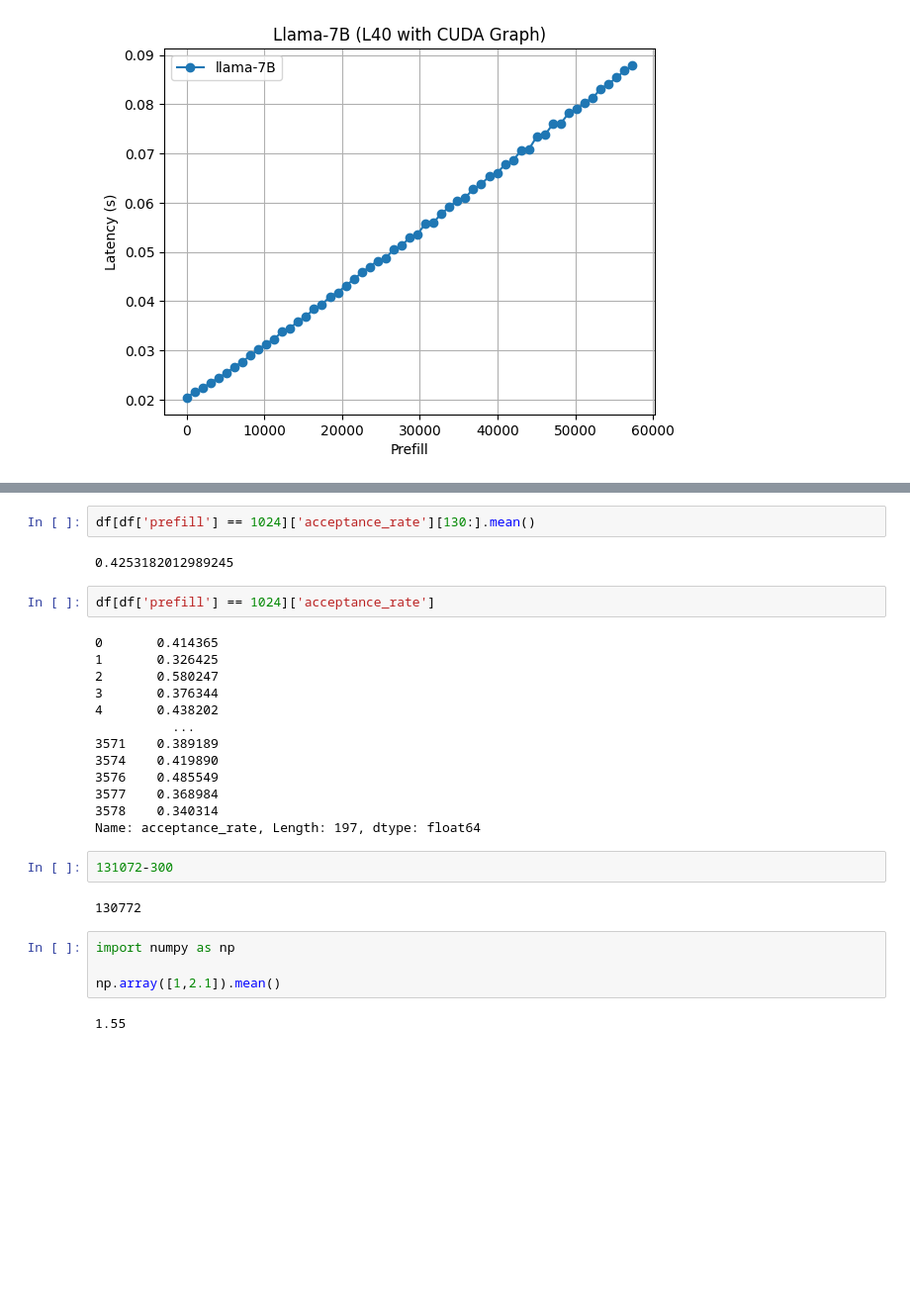
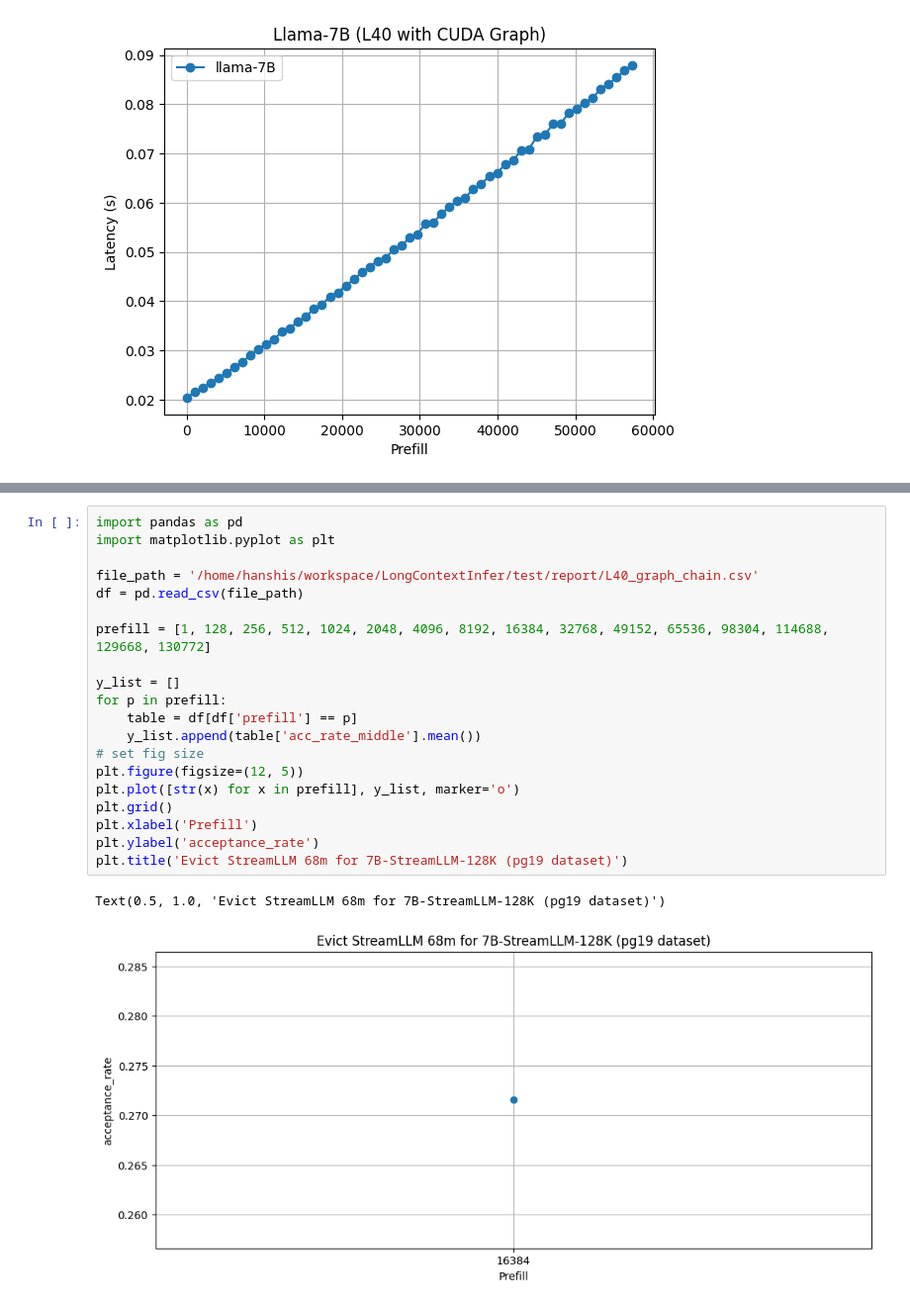
Before and after one commit to ranonrkm/TriForce-legacy, a Jupyter notebook: apps/plot.ipynb, the cells around one changed output, grey strips where cells are left out. Shown: that part at 99% size. Saved outputs shown, nothing was run; the diff lists cells and outputs as text; blank space fills up the shorter version.

```diff
--- a/apps/plot.ipynb
+++ b/apps/plot.ipynb
@@ -255,29 +255,23 @@ Text(0.5, 1.0, 'Evict StreamLLM 68m for 7B-128K (pg19 dataset)')
-# %%
-df[df['prefill'] == 1024]['acceptance_rate'][130:].mean()
-# %% [output]
-0.4253182012989245
-# %%
-df[df['prefill'] == 1024]['acceptance_rate']
-# %% [output]
-0       0.414365
-1       0.326425
-2       0.580247
-3       0.376344
-4       0.438202
-          ...
-3571    0.389189
-3574    0.419890
-3576    0.485549
-3577    0.368984
-3578    0.340314
-Name: acceptance_rate, Length: 197, dtype: float64
-# %%
-131072-300
-# %% [output]
-130772
-# %%
-import numpy as np
-
-np.array([1,2.1]).mean()
-# %% [output]
-1.55
+# %%
+import pandas as pd
+import matplotlib.pyplot as plt
+
+file_path = '/home/hanshis/workspace/LongContextInfer/test/report/L40_graph_chain.csv'
+df = pd.read_csv(file_path)
+
+prefill = [1, 128, 256, 512, 1024, 2048, 4096, 8192, 16384, 32768, 49152, 65536, 98304, 114688, 129668, 130772]
+
+y_list = []
+for p in prefill:
+    table = df[df['prefill'] == p]
+    y_list.append(table['acc_rate_middle'].mean())
+# set fig size
+plt.figure(figsize=(12, 5))
+plt.plot([str(x) for x in prefill], y_list, marker='o')
+plt.grid()
+plt.xlabel('Prefill')
+plt.ylabel('acceptance_rate')
+plt.title('Evict StreamLLM 68m for 7B-StreamLLM-128K (pg19 dataset)')
+# %% [output]
+Text(0.5, 1.0, 'Evict StreamLLM 68m for 7B-StreamLLM-128K (pg19 dataset)')
+[figure, added]
```
Also changed, not shown: parts of 2 cells of this notebook, 8 other files.
